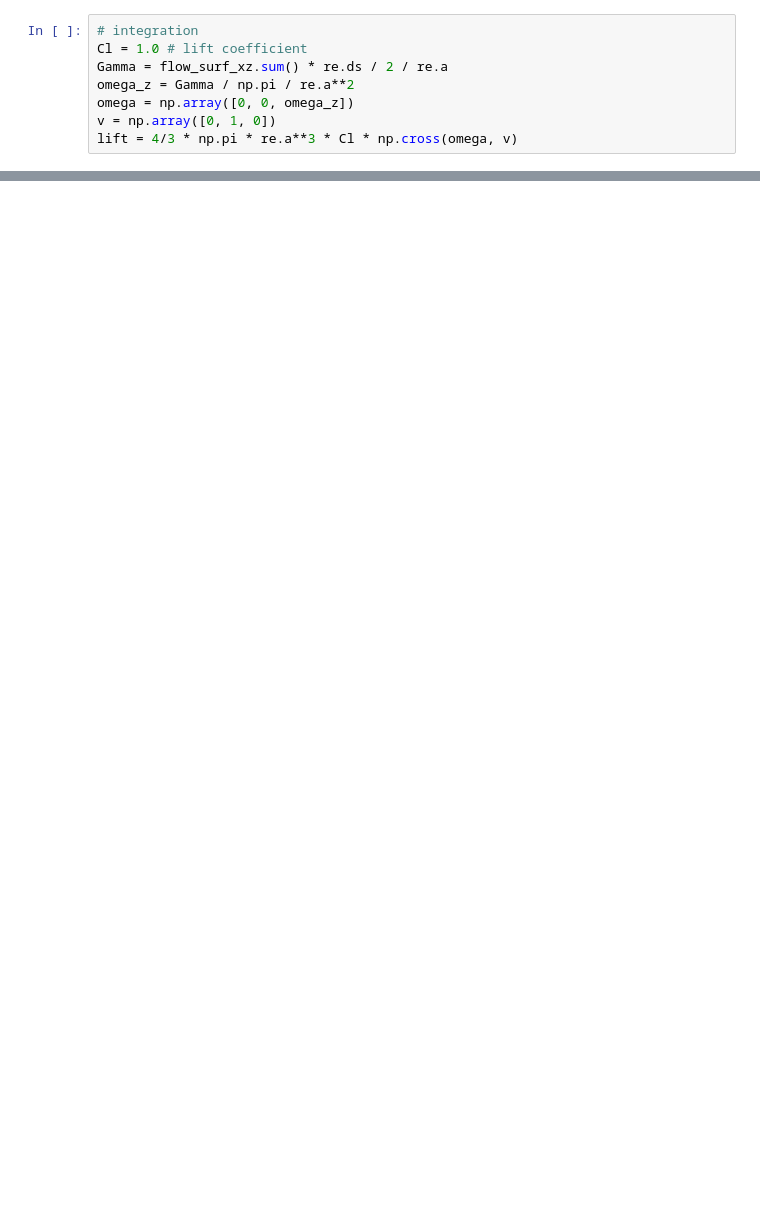
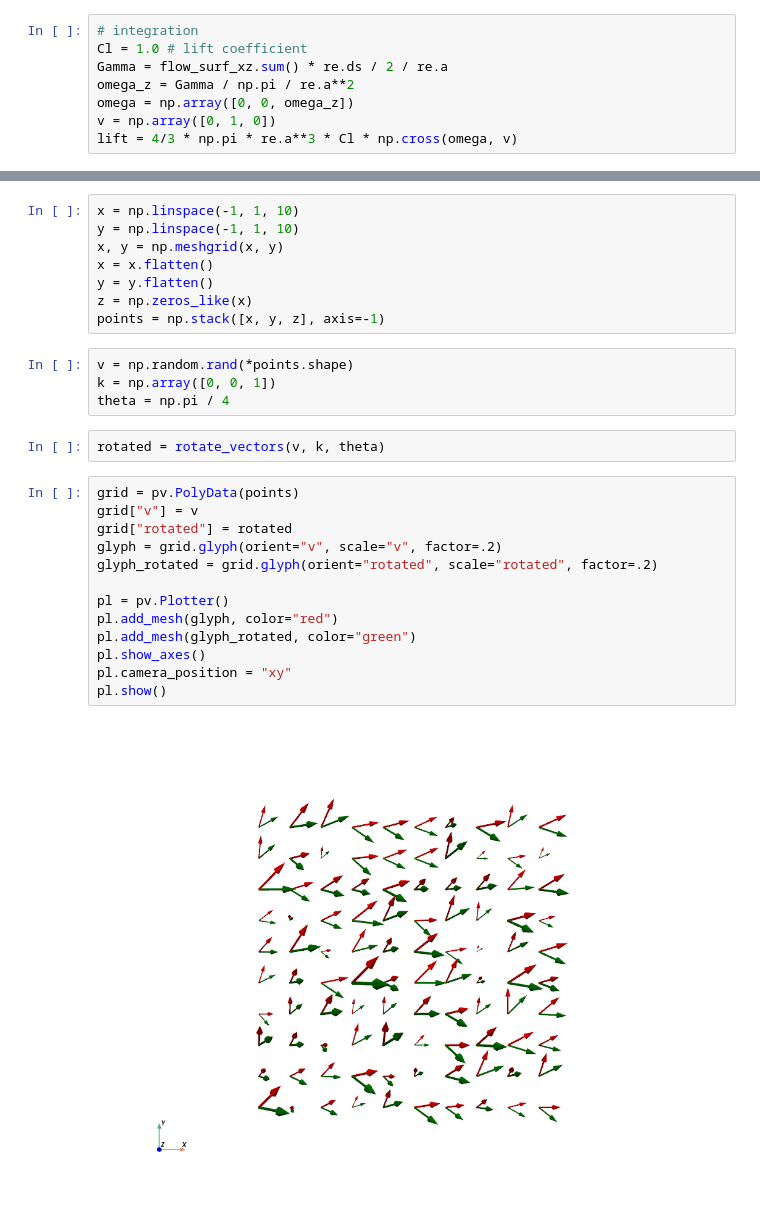
Before and after one commit to ZLoverty/bubble_bouncing, a Jupyter notebook: Oseen_wake.ipynb, the cells around one changed output, grey strips where cells are left out. Saved outputs shown, nothing was run; the diff lists cells and outputs as text; blank space fills up the shorter version.

```diff
--- a/Oseen_wake.ipynb
+++ b/Oseen_wake.ipynb
@@ -397,0 +488,29 @@ array([-1.18845521,  0.        ,  0.        ])
+# %%
+x = np.linspace(-1, 1, 10)
+y = np.linspace(-1, 1, 10)
+x, y = np.meshgrid(x, y)
+x = x.flatten()
+y = y.flatten()
+z = np.zeros_like(x)
+points = np.stack([x, y, z], axis=-1)
+# %%
+v = np.random.rand(*points.shape)
+k = np.array([0, 0, 1])
+theta = np.pi / 4
+# %%
+rotated = rotate_vectors(v, k, theta)
+# %%
+grid = pv.PolyData(points)
+grid["v"] = v
+grid["rotated"] = rotated
+glyph = grid.glyph(orient="v", scale="v", factor=.2)
+glyph_rotated = grid.glyph(orient="rotated", scale="rotated", factor=.2)
+
+pl = pv.Plotter()
+pl.add_mesh(glyph, color="red")
+pl.add_mesh(glyph_rotated, color="green")
+pl.show_axes()
+pl.camera_position = "xy"
+pl.show()
+# %% [output]
+[figure, added]
```
Also changed, not shown: parts of 28 cells of this notebook, 8 other files.
